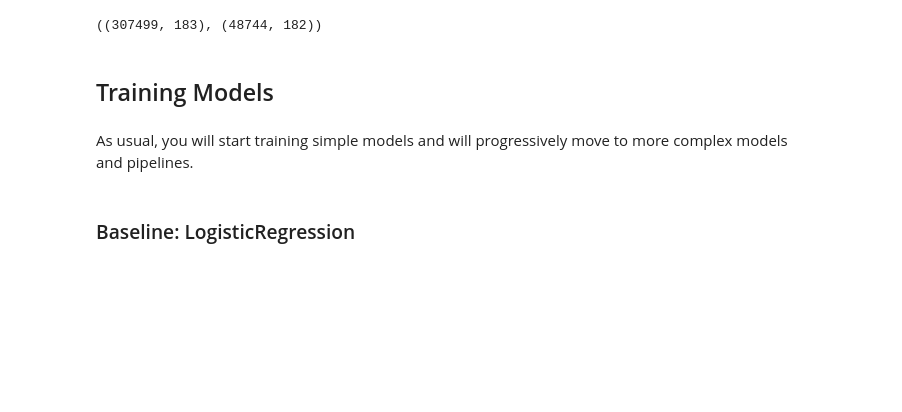
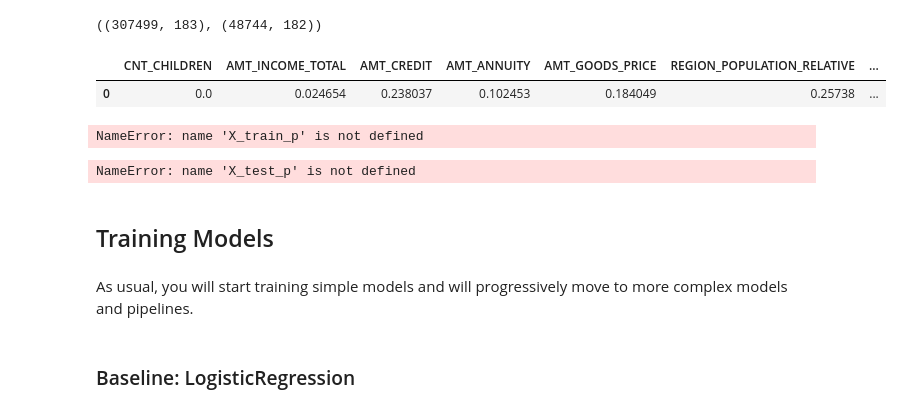
Before and after one commit to JeanetteZamora/Anyone_sprint3, a Jupyter notebook: AnyoneAI_Project3.ipynb, the cells around one changed output. Drawn from its saved outputs; the diff is of its cells as text; code cells hidden in the pictures; blank space fills up the shorter version.

```diff
--- a/AnyoneAI_Project3.ipynb
+++ b/AnyoneAI_Project3.ipynb
@@ -67,9 +45,9 @@ The target variable says wether the loan was repaid (0) or not (1)
 # %% [markdown]
 2- Load the training and test datasets, we're only going to work withe "application_train.csv" and "application_test.csv" for now
 # %%
-application_train = pd.read_csv("/content/drive/MyDrive/Anyone-IA/Unidad III/sprint3/application_train.csv")
+application_train = pd.read_csv("application_train.csv")
 # %%
-application_test = pd.read_csv("/content/drive/MyDrive/Anyone-IA/Unidad III/sprint3/application_test.csv")
+application_test = pd.read_csv("application_test.csv")
 # %% [markdown]
 ### Exploratory Data Analysis
 # %% [markdown]
@@ -642,6 +362,19 @@ X_test_p = preprocessing(X_test)
 X_train_p.shape, X_test_p.shape
 # %% [output]
 ((307499, 183), (48744, 182))
+# %%
+X_test_p.head(1)
+# %% [output]
+|  | CNT_CHILDREN | AMT_INCOME_TOTAL | AMT_CREDIT | AMT_ANNUITY | AMT_GOODS_PRICE | REGION_POPULATION_RELATIVE | ... |
+| 0 | 0.0 | 0.024654 | 0.238037 | 0.102453 | 0.184049 | 0.25738 | ... |
+# %%
+X_train_p.to_csv('X_train_p.csv', index=False)
+# %% [output]
+NameError: name 'X_train_p' is not defined
+# %%
+X_test_p.to_csv('X_test_p.csv', index=False)
+# %% [output]
+NameError: name 'X_test_p' is not defined
 # %% [markdown]
 ## Training Models
 # %% [markdown]
```
Also changed, not shown: parts of 44 cells of this notebook, 4 other files.
